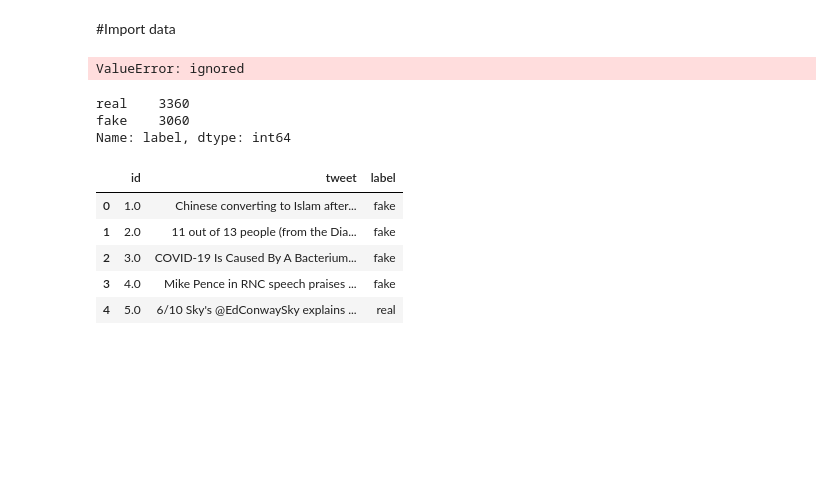
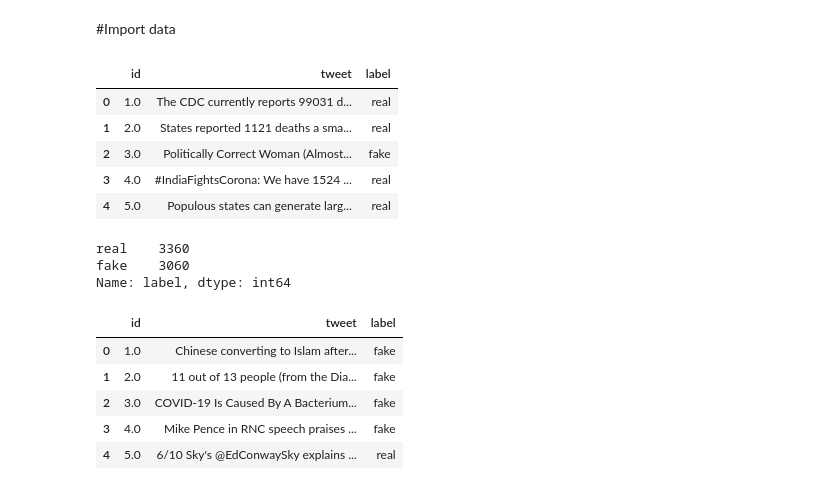
Before and after one commit to sahil161102/Covid-19-FakeNews-Classification, a Jupyter notebook: CT_BERT.ipynb, the cells around one changed output. Drawn from its saved outputs; the diff is of its cells as text; code cells hidden in the pictures; blank space fills up the shorter version.

```diff
--- a/CT_BERT.ipynb
+++ b/CT_BERT.ipynb
@@ -74,11 +64,16 @@ Successfully installed boto3-1.24.88 botocore-1.27.88 jmespath-1.0.1 pytorch-nlp
 # %% [markdown]
 #Import data
-# %%
-import pandas as pd
-df = pd.read_excel('https://drive.google.com/drive/folders/1gDgDY6j1qqJamzgzhFC_a63oLgx8gYXD?usp=sharing')
-df.head()
-# %% [output]
-ValueError: ignored
+# %%
+import pandas as pd
+df = pd.read_excel('/content/drive/MyDrive/ModelsNdata/Covid_Tweets Dataset/P-3/Covid-19-fake-news-detection-main/Constraint-AI/Data/Constraint_English_Train.xlsx')
+df.head()
+# %% [output]
+|  | id | tweet | label |
+| 0 | 1.0 | The CDC currently reports 99031 d... | real |
+| 1 | 2.0 | States reported 1121 deaths a sma... | real |
+| 2 | 3.0 | Politically Correct Woman (Almost... | fake |
+| 3 | 4.0 | #IndiaFightsCorona: We have 1524 ... | real |
+| 4 | 5.0 | Populous states can generate larg... | real |
 # %%
 df['label'].value_counts()
 # %% [output]
```
Also changed, not shown: parts of 19 cells of this notebook.
